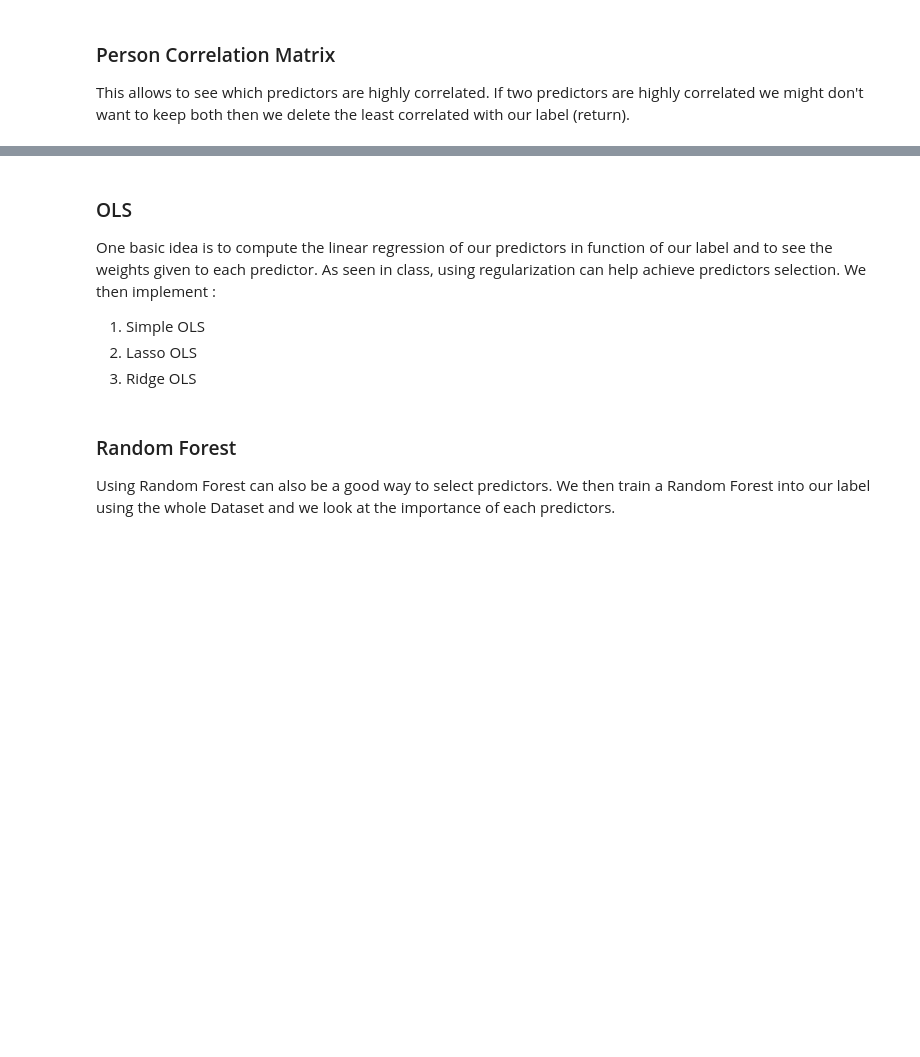
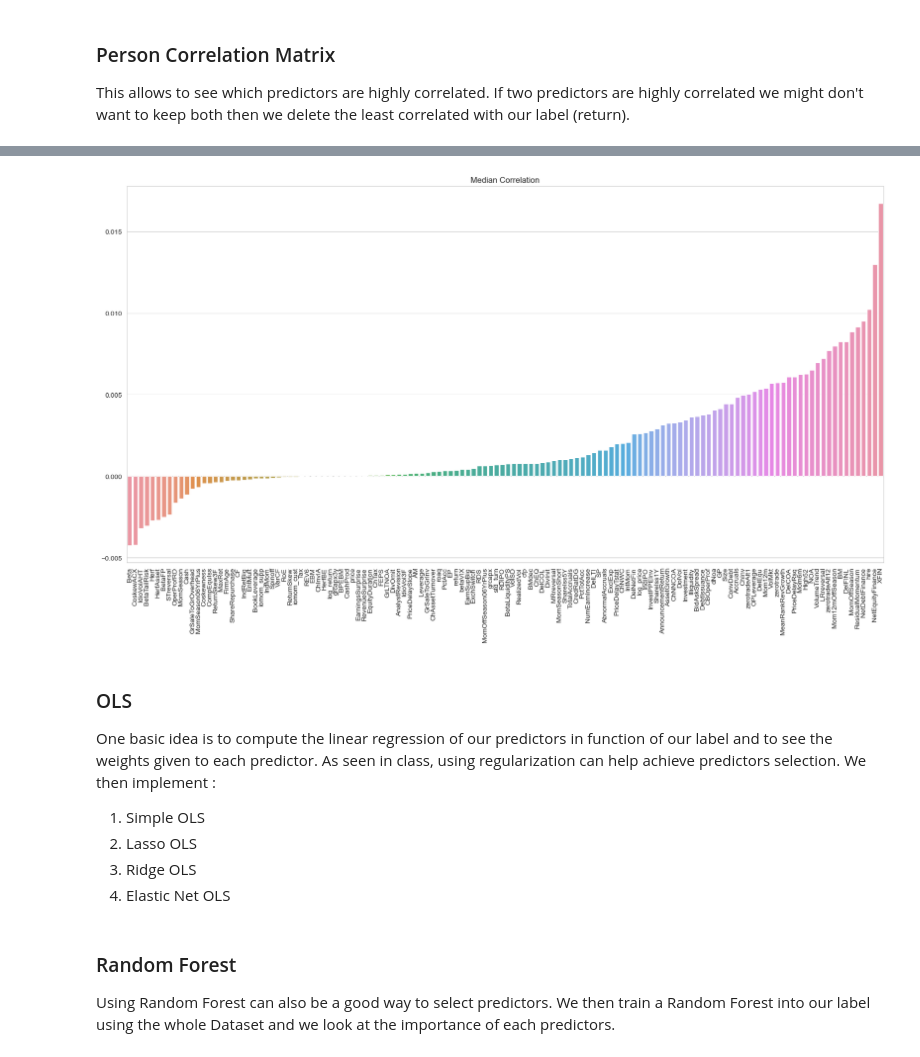
Before and after one commit to paulo-03/final_project_MLFin, a Jupyter notebook: main.ipynb, the cells around one changed output, grey strips where cells are left out. Drawn from its saved outputs; the diff is of its cells as text; code cells hidden in the pictures; blank space fills up the shorter version.

Commit message:
pearson_correlation.py and random_forest.py

```diff
--- a/main.ipynb
+++ b/main.ipynb
@@ -27,3 +34,5 @@ Describe which method we will train and test.
 ### Person Correlation Matrix
 
 This allows to see which predictors are highly correlated. If two predictors are highly correlated we might don't want to keep both then we delete the least correlated with our label (return).
+# %%
+correlation = PearsonCorrelation(data=data) # Takes a minute
@@ -30,3 +54,7 @@ This allows to see which predictors are highly correlated. If two predictors are
+# %%
+correlation.plot(plot_type= 'median')
+# %% [output]
+[figure, added]
 # %% [markdown]
 ### OLS
 
@@ -35,6 +63,7 @@ One basic idea is to compute the linear regression of our predictors in function
 1) Simple OLS
 2) Lasso OLS
 3) Ridge OLS
+4) Elastic Net OLS
 # %% [markdown]
 ### Random Forest
 
```
Also changed, not shown: parts of 8 cells of this notebook, 2 other files.
